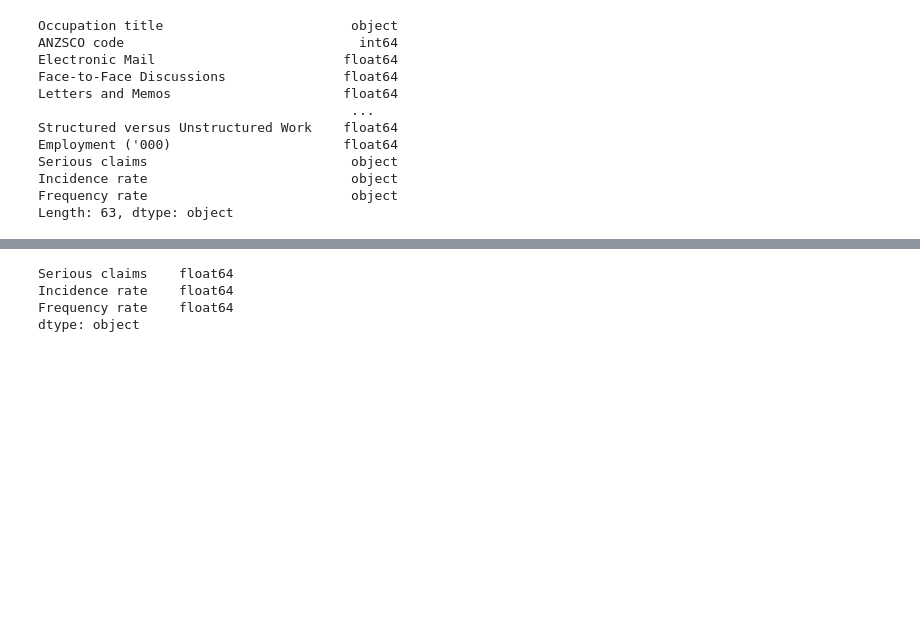
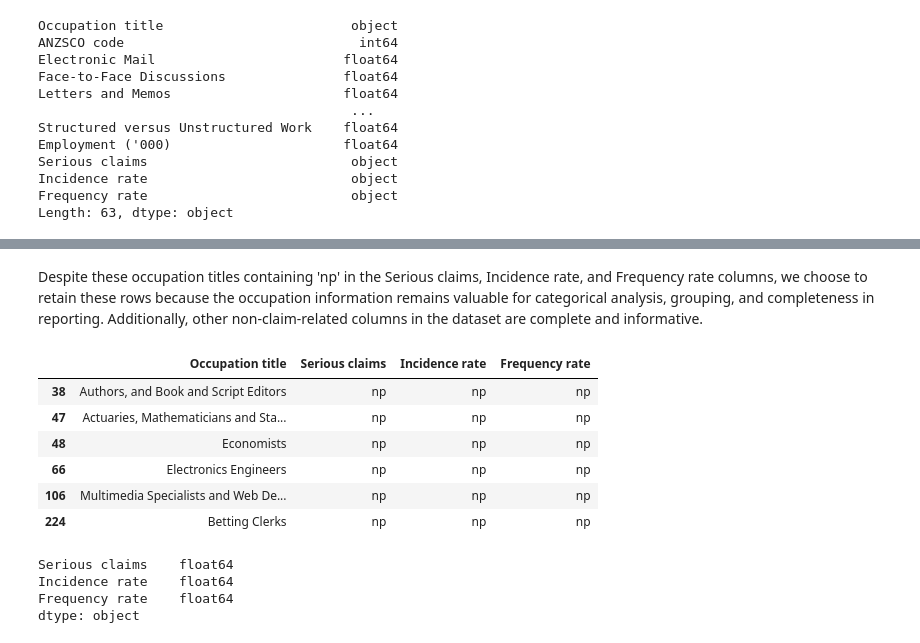
Before and after one commit to angelajacinto/whs-risk-analysis-end-to-end-data-pipeline, a Jupyter notebook: notebooks/whs_data_pipeline.ipynb, the cells around one changed output, grey strips where cells are left out. Saved outputs shown, nothing was run; the diff lists cells and outputs as text; code cells hidden in the pictures; blank space fills up the shorter version.

```diff
--- a/notebooks/whs_data_pipeline.ipynb
+++ b/notebooks/whs_data_pipeline.ipynb
@@ -65,3 +80,18 @@ Length: 63, dtype: object
+# %% [markdown]
+Despite these occupation titles containing 'np' in the Serious claims, Incidence rate, and Frequency rate columns, we choose to retain these rows because the occupation information remains valuable for categorical analysis, grouping, and completeness in reporting. Additionally, other non-claim-related columns in the dataset are complete and informative.
+# %%
+# Find the rows where any of the three columns has 'np'
+mask = bohd_df[["Serious claims", "Incidence rate", "Frequency rate"]].isin(["np"]).any(axis=1)
+np_rows = bohd_df.loc[mask, ["Occupation title", "Serious claims", "Incidence rate", "Frequency rate"]]
+np_rows
+# %% [output]
+|  | Occupation title | Serious claims | Incidence rate | Frequency rate |
+| 38 | Authors, and Book and Script Editors | np | np | np |
+| 47 | Actuaries, Mathematicians and Sta... | np | np | np |
+| 48 | Economists | np | np | np |
+| 66 | Electronics Engineers | np | np | np |
+| 106 | Multimedia Specialists and Web De... | np | np | np |
+| 224 | Betting Clerks | np | np | np |
 # %%
 # Convert risk scores to numeric format (float64)
 bohd_df["Serious claims"] = pd.to_numeric(bohd_df["Serious claims"], errors="coerce")
```
Also changed, not shown: parts of 5 cells of this notebook, 2 other files.
